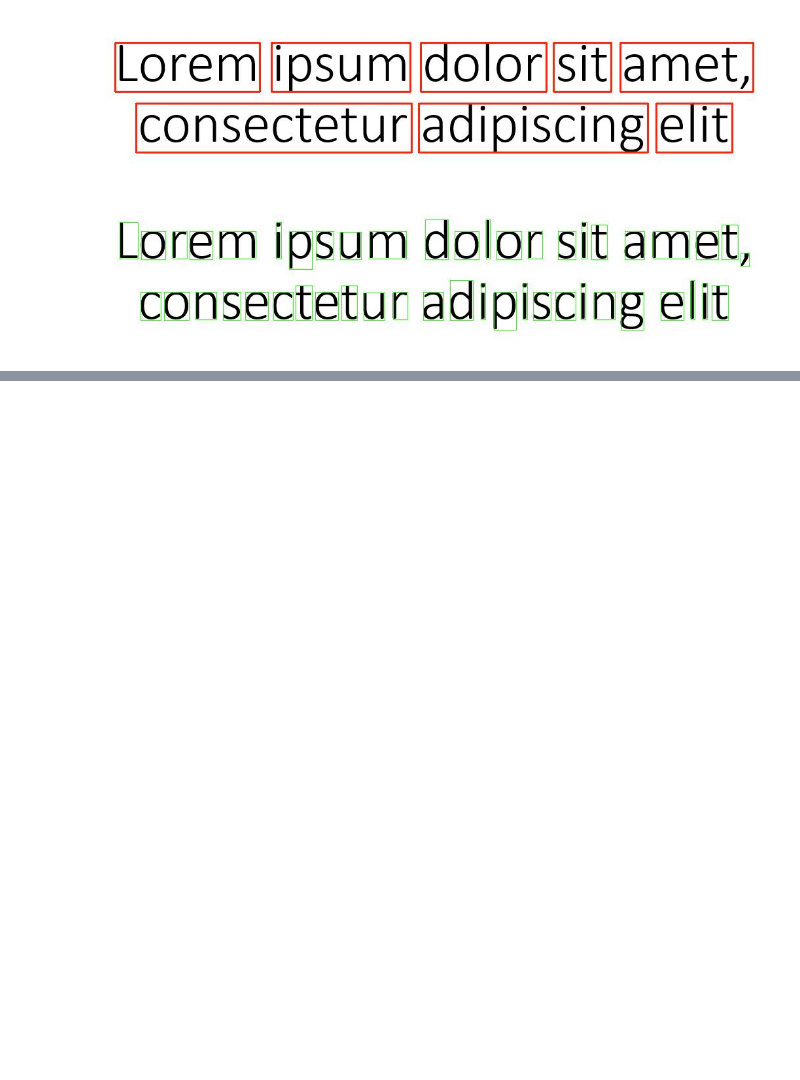
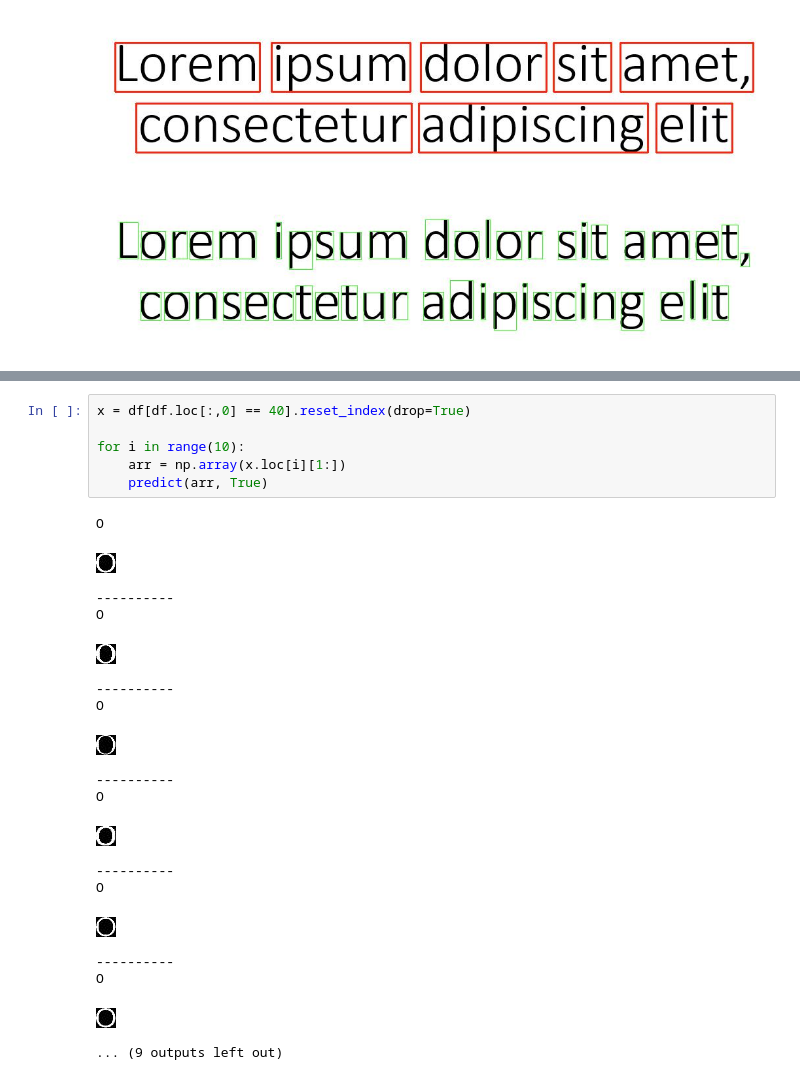
Before and after one commit to OscarRojasG/OCR, a Jupyter notebook: OCR.ipynb, the cells around one changed output, grey strips where cells are left out. Cells and saved outputs as stored; diff of their text form; blank space fills up the shorter version.

```diff
--- a/OCR.ipynb
+++ b/OCR.ipynb
@@ -713,2 +722,27 @@ J
 [figure]
 ... (85 outputs left out)
+# %%
+x = df[df.loc[:,0] == 40].reset_index(drop=True)
+
+for i in range(10):
+    arr = np.array(x.loc[i][1:])
+    predict(arr, True)
+# %% [output]
+O
+[figure, added]
+----------
+O
+[figure, added]
+----------
+O
+[figure, added]
+----------
+O
+[figure, added]
+----------
+O
+[figure, added]
+----------
+O
+[figure, added]
+... (9 outputs left out)
```
Also changed, not shown: parts of 5 cells of this notebook.
